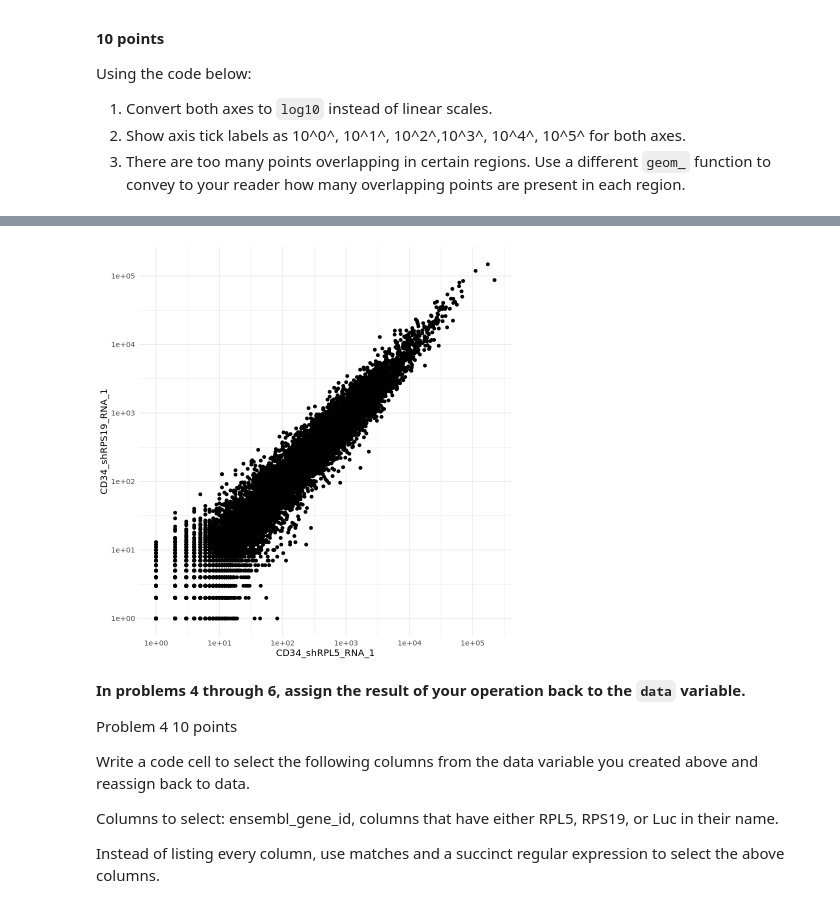
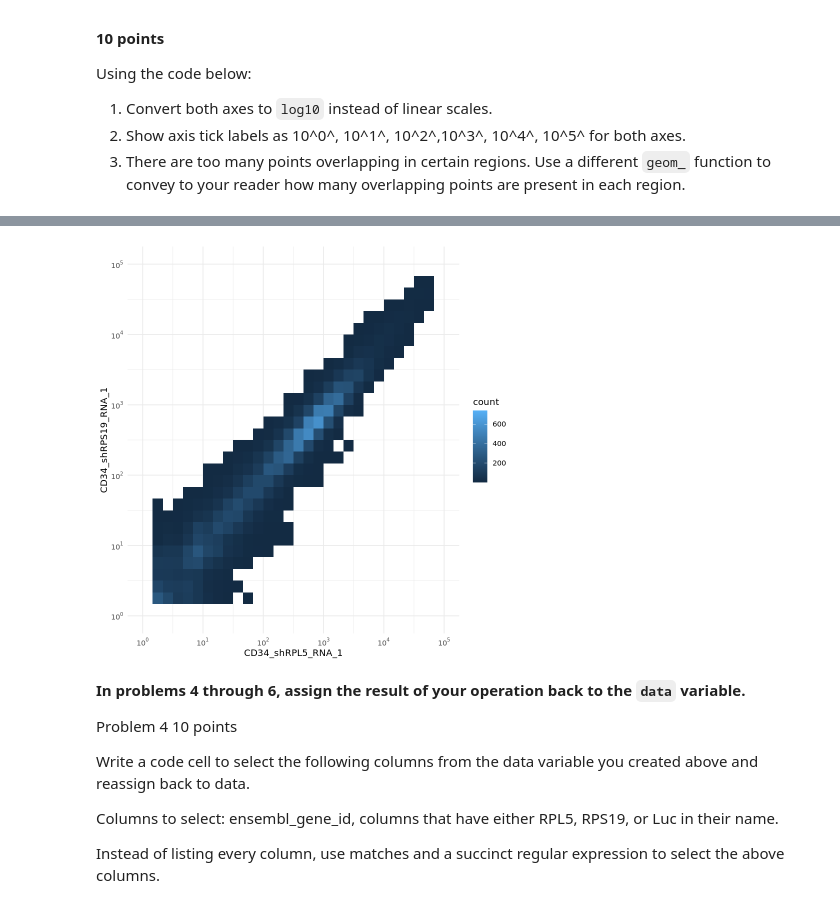
Before and after one commit to petersyong/tfcb_2025, a Jupyter notebook: homeworks/homework06/homework06.ipynb, the cells around one changed output, grey strips where cells are left out. Cells and saved outputs as stored; diff of their text form; code cells hidden in the pictures.

```diff
--- a/homeworks/homework06/homework06.ipynb
+++ b/homeworks/homework06/homework06.ipynb
@@ -133,8 +133,8 @@ data %>%
   filter(!is.na(CD34_shRPL5_RNA_1), !is.na(CD34_shRPS19_RNA_1)) %>%
   ggplot(aes(x = CD34_shRPL5_RNA_1, y = CD34_shRPS19_RNA_1)) +
     # Convert both axes to log10 scale
-    scale_x_log10(breaks = 10^(0:5)) +
-    scale_y_log10(breaks = 10^(0:5)) +
-    geom_point() +
+    scale_x_log10(breaks = 10^(0:5), limits = c(1, 1e5), labels = c(expression(10^0), expression(10^1), expression(10^2), expression(10^3), expression(10^4), expression(10^5))) +
+    scale_y_log10(breaks = 10^(0:5), limits = c(1, 1e5), labels = c(expression(10^0), expression(10^1), expression(10^2), expression(10^3), expression(10^4), expression(10^5))) +
+    geom_bin2d() +
     theme_minimal()
 # %% [output]
@@ -141,4 +143,4 @@ data %>%
-[figure, old version]
+[figure, new version]
 # %% [markdown]
 **In problems 4 through 6, assign the result of your operation back to the `data`
 variable.**
```
Also changed, not shown: parts of 2 cells of this notebook.
